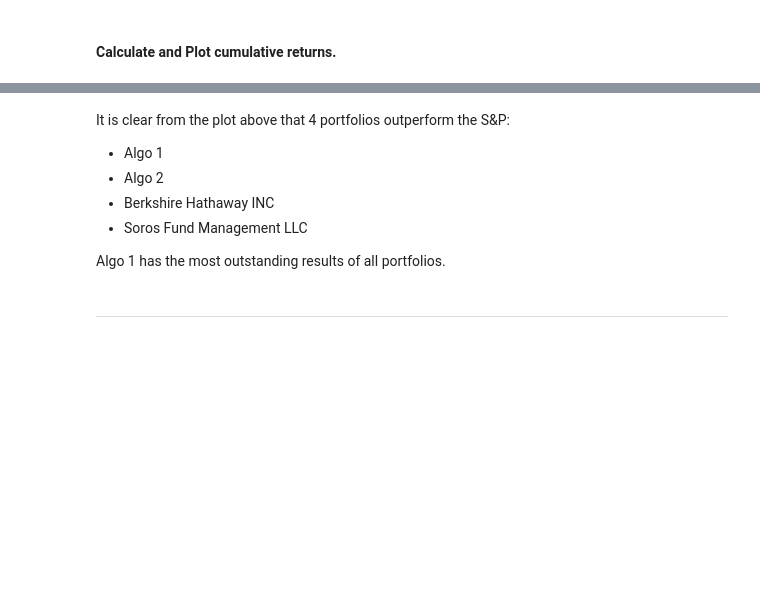
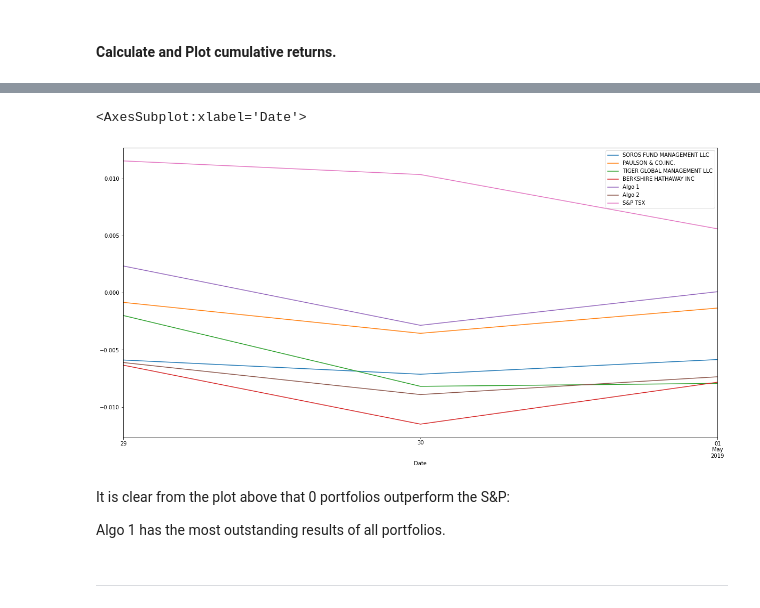
Before and after one commit to malrepos/Assignment---Module-04, a Jupyter notebook: whale_analysis.ipynb, the cells around one changed output, grey strips where cells are left out. Cells and saved outputs as stored; diff of their text form; code cells hidden in the pictures; blank space fills up the shorter version.

```diff
--- a/whale_analysis.ipynb
+++ b/whale_analysis.ipynb
@@ -285,9 +317,14 @@ cumu_plot.legend(fontsize=15)
+# %%
+#Or filter the values plotted by selecting dates using .loc
+#giving a cleaner x-axis
+
+filtered_df = cumulative_returns.loc['2019-04-26':'2019-05-01']
+filtered_df.plot(figsize=(20,10))
+# %% [output]
+<AxesSubplot:xlabel='Date'>
+[figure, added]
 # %% [markdown]
-It is clear from the plot above that 4 portfolios outperform the S&P:
-* Algo 1
-* Algo 2
-* Berkshire Hathaway INC
-* Soros Fund Management LLC
+It is clear from the plot above that 0 portfolios outperform the S&P:
 
 Algo 1 has the most outstanding results of all portfolios.
 # %% [markdown]
```
Also changed, not shown: parts of 43 cells of this notebook.
